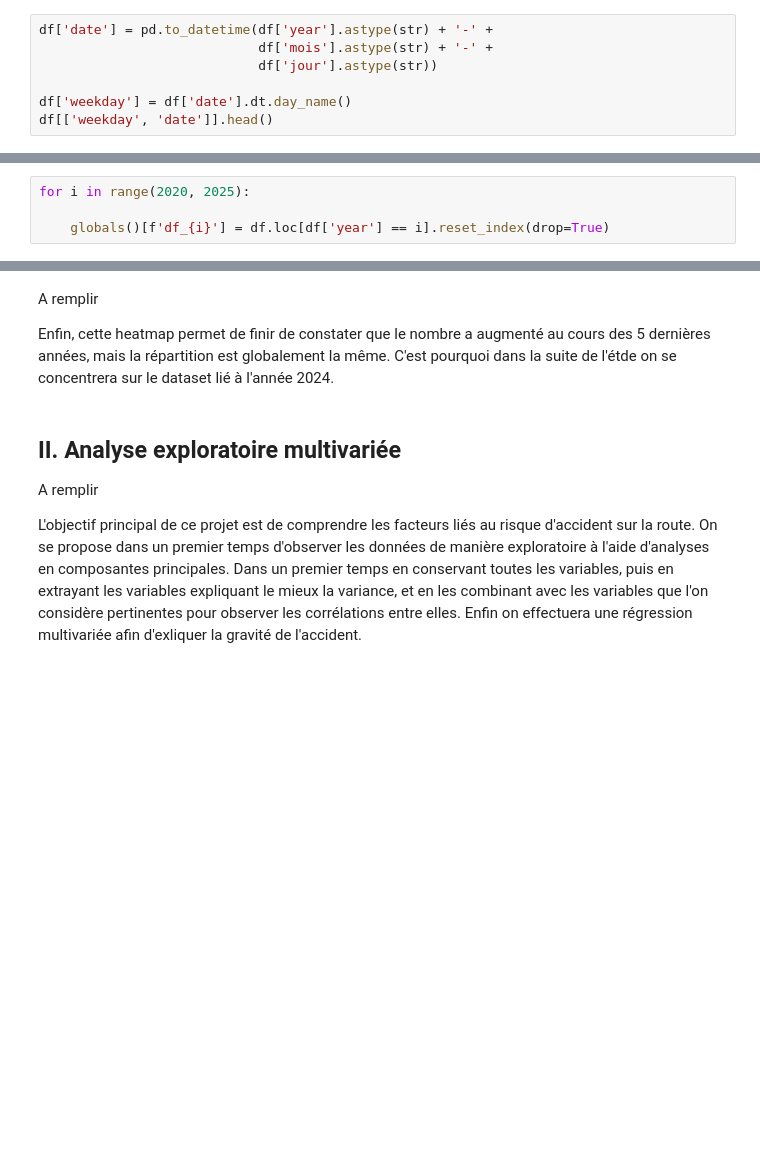
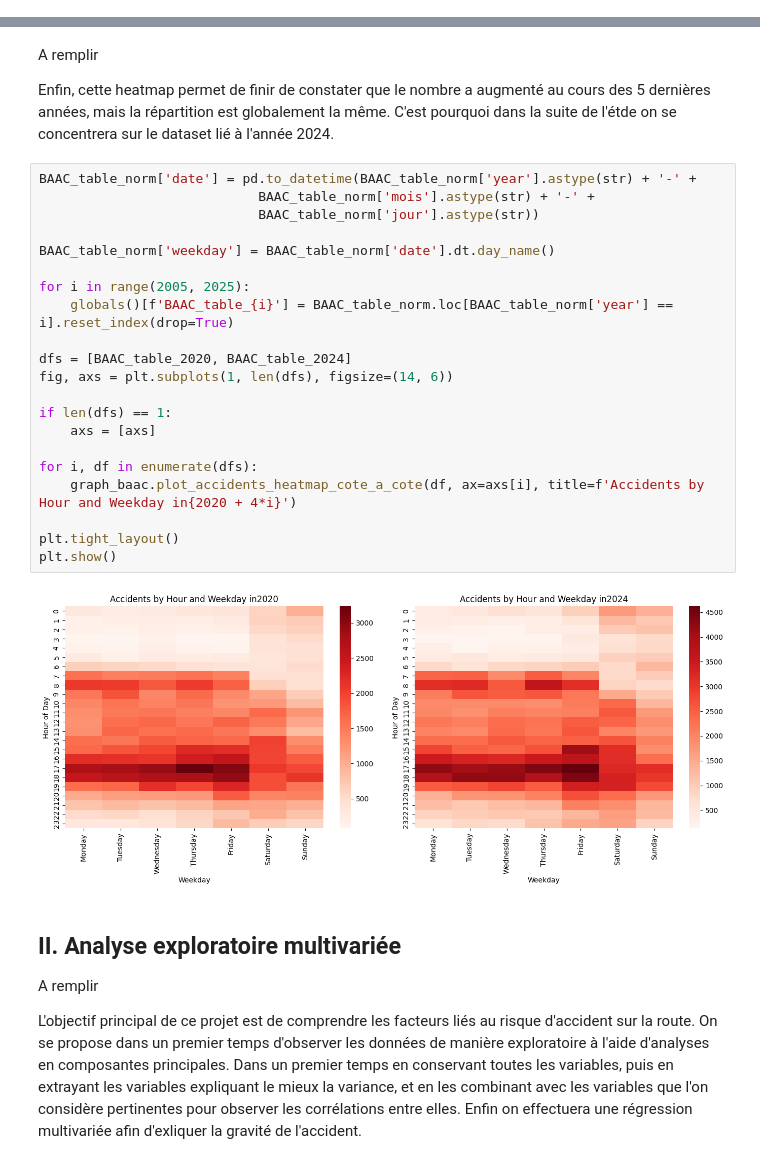
Before and after one commit to apa-afk/ENSAE-2A-S1, a Jupyter notebook: main2.ipynb, the cells around one changed output, grey strips where cells are left out. Drawn from its saved outputs; the diff is of its cells as text; blank space fills up the shorter version.

```diff
--- a/main2.ipynb
+++ b/main2.ipynb
@@ -218,7 +212,0 @@ an_nais is type <class 'numpy.float64'>
-# %%
-df['date'] = pd.to_datetime(df['year'].astype(str) + '-' +
-                            df['mois'].astype(str) + '-' +
-                            df['jour'].astype(str))
-
-df['weekday'] = df['date'].dt.day_name()
-df[['weekday', 'date']].head()
@@ -234,4 +214,0 @@ Après avoir nettoyé BAAC_table, on fait de même avec les tables associées à
-# %%
-for i in range(2020, 2025):
-
-    globals()[f'df_{i}'] = df.loc[df['year'] == i].reset_index(drop=True)
@@ -340,6 +307,29 @@ graph_baac.plot_multiple(dfs, graph_baac.plot_crashes_heatmap_cote_a_cote, title
 A remplir
 
 Enfin, cette heatmap permet de finir de constater que le nombre a augmenté au cours des 5 dernières années, mais la répartition est globalement la même. C'est pourquoi dans la suite de l'étde on se concentrera sur le dataset lié à l'année 2024.
+# %%
+BAAC_table_norm['date'] = pd.to_datetime(BAAC_table_norm['year'].astype(str) + '-' +
+                            BAAC_table_norm['mois'].astype(str) + '-' +
+                            BAAC_table_norm['jour'].astype(str))
+
+BAAC_table_norm['weekday'] = BAAC_table_norm['date'].dt.day_name()
+
+for i in range(2005, 2025):
+    globals()[f'BAAC_table_{i}'] = BAAC_table_norm.loc[BAAC_table_norm['year'] == i].reset_index(drop=True)
+
+dfs = [BAAC_table_2020, BAAC_table_2024]
+fig, axs = plt.subplots(1, len(dfs), figsize=(14, 6))
+
+if len(dfs) == 1:
+    axs = [axs]
+
+for i, df in enumerate(dfs):
+    graph_baac.plot_accidents_heatmap_cote_a_cote(df, ax=axs[i], title=f'Accidents by Hour and Weekday in{2020 + 4*i}')
+
+plt.tight_layout()
+plt.show()
+# %% [output]
+[figure, new version]
 # %% [markdown]
 ## II. Analyse exploratoire multivariée
 
```
Also changed, not shown: parts of 37 cells of this notebook, 2 other files.
